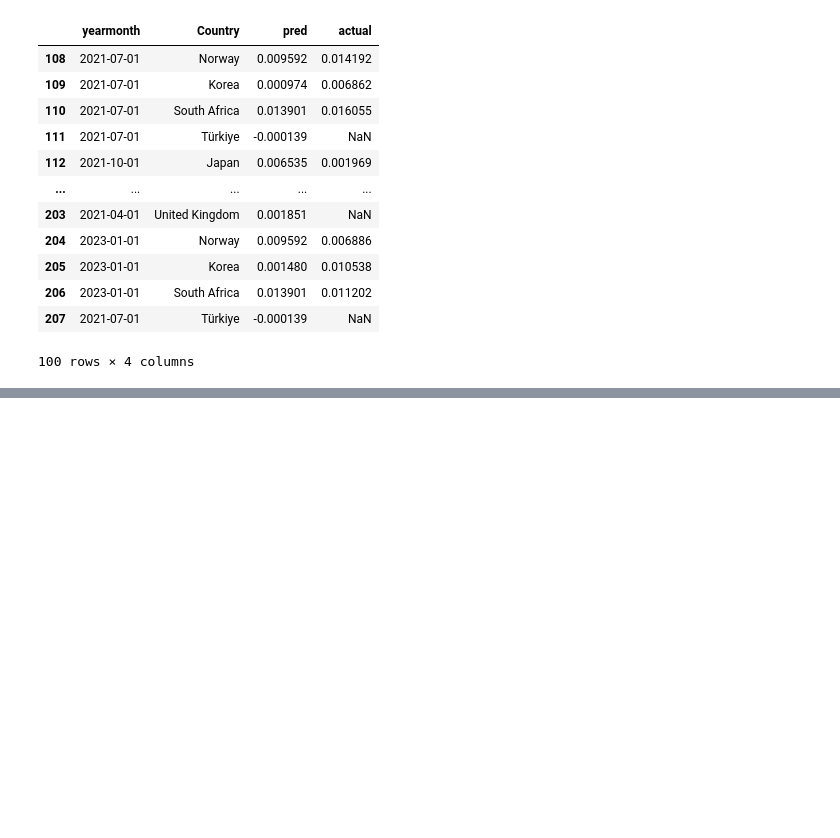
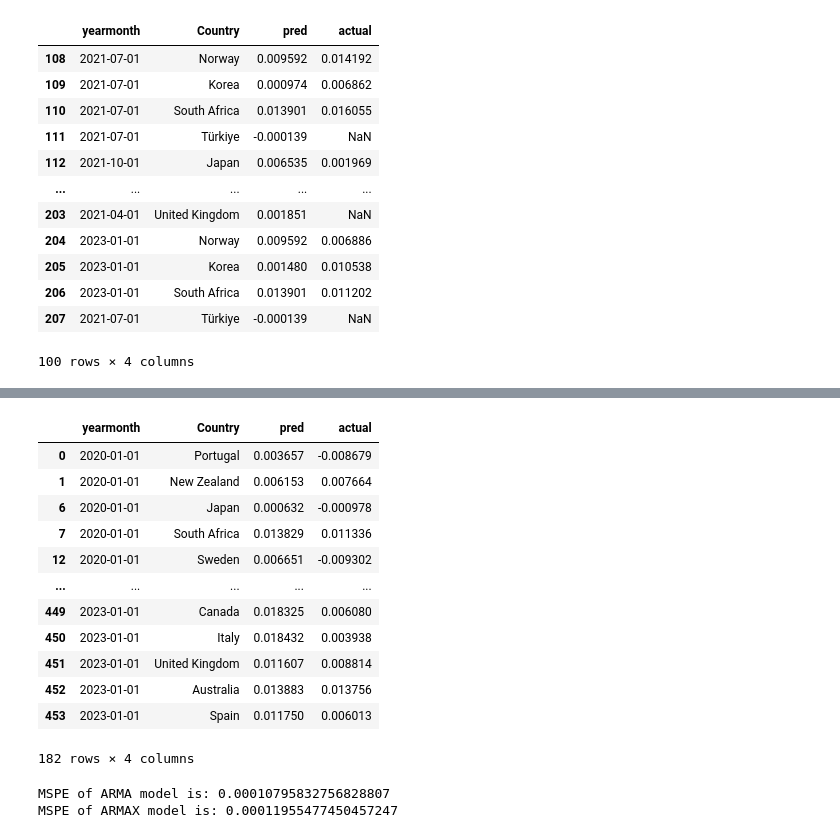
Before and after one commit to mvanaltvorst/seminar, a Jupyter notebook: notebooks/models/armax_model.ipynb, the cells around one changed output, grey strips where cells are left out. Saved outputs shown, nothing was run; the diff lists cells and outputs as text; code cells hidden in the pictures; blank space fills up the shorter version.

Commit message:
checked_MSPEs

```diff
--- a/notebooks/models/armax_model.ipynb
+++ b/notebooks/models/armax_model.ipynb
@@ -489,2 +494,39 @@ OLS Regression Results
 Notes:
 [1] Standard Errors assume that the covariance matrix of the errors is correctly specified.
+# %%
+#drop those rows for which the actual inflation data is missing
+forecast_mergedARMAX.dropna(inplace=True)
+forecast_mergedARMA.dropna(inplace = True)
+
+#take only those countries for the arma model that are also in armax model to get a good comparison
+mask = forecast_mergedARMA.Country.apply(lambda x : x in countries)
+forecast_mergedARMA = forecast_mergedARMA[mask]
+forecast_mergedARMA
+# %% [output]
+|  | yearmonth | Country | pred | actual |
+| 0 | 2020-01-01 | Portugal | 0.003657 | -0.008679 |
+| 1 | 2020-01-01 | New Zealand | 0.006153 | 0.007664 |
+| 6 | 2020-01-01 | Japan | 0.000632 | -0.000978 |
+| 7 | 2020-01-01 | South Africa | 0.013829 | 0.011336 |
+| 12 | 2020-01-01 | Sweden | 0.006651 | -0.009302 |
+| ... | ... | ... | ... | ... |
+| 449 | 2023-01-01 | Canada | 0.018325 | 0.006080 |
+| 450 | 2023-01-01 | Italy | 0.018432 | 0.003938 |
+| 451 | 2023-01-01 | United Kingdom | 0.011607 | 0.008814 |
+| 452 | 2023-01-01 | Australia | 0.013883 | 0.013756 |
+| 453 | 2023-01-01 | Spain | 0.011750 | 0.006013 |
+182 rows × 4 columns
+# %%
+#mspes
+E = forecast_mergedARMAX.pred - forecast_mergedARMAX.actual
+SPE = E**2
+SSPE= sum(SPE)
+MSPE = SSPE/len(forecast_mergedARMA)
+MSPE_arma = np.sum((forecast_mergedARMA.pred - forecast_mergedARMA.actual)**2)/len(forecast_mergedARMA)
+MSPE_armaX = np.sum((forecast_mergedARMAX.pred - forecast_mergedARMAX.actual)**2)/len(forecast_mergedARMAX)
+print("MSPE of ARMA model is: " + str(MSPE_arma))
+print("MSPE of ARMAX model is: " + str(MSPE_armaX))
+#print(MSPE_armaX)
+# %% [output]
+MSPE of ARMA model is: 0.00010795832756828807
+MSPE of ARMAX model is: 0.00011955477450457247
```
Also changed, not shown: parts of 12 cells of this notebook.
